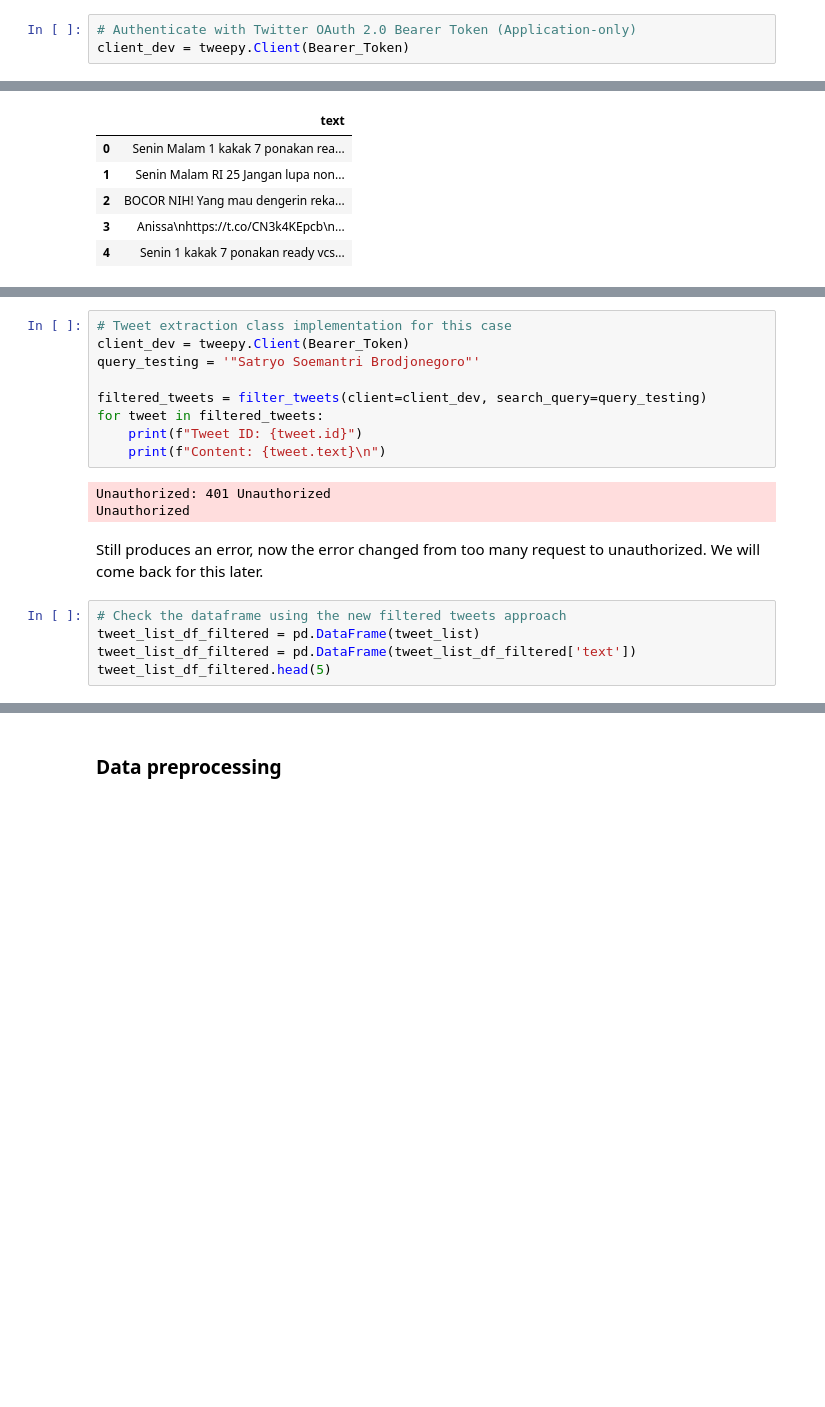
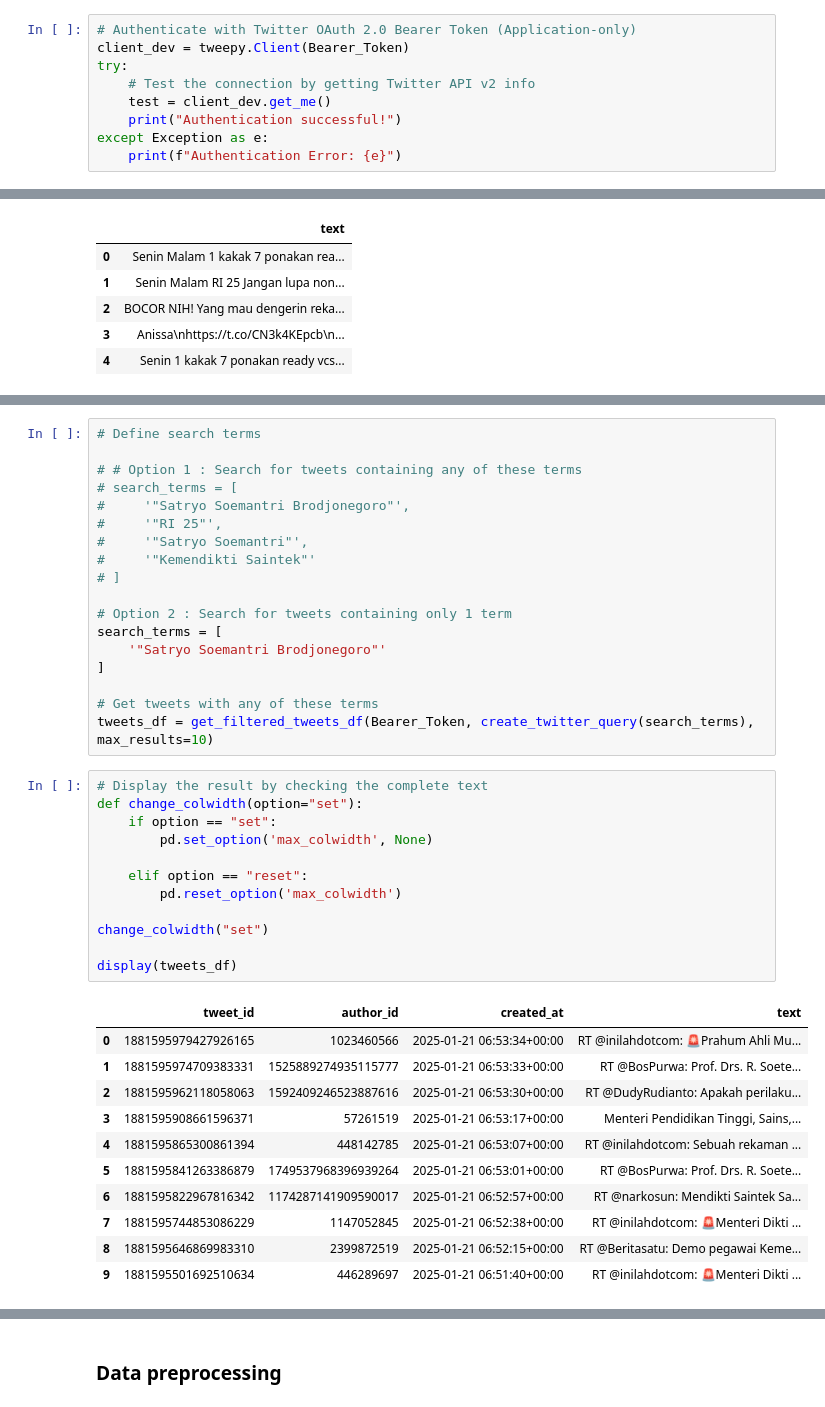
Before and after one commit to mcikalmerdeka/NLP-Learning, a Jupyter notebook: Twitter Data Scrapping/tweepy_testing.ipynb, the cells around one changed output, grey strips where cells are left out. Cells and saved outputs as stored; diff of their text form; blank space fills up the shorter version.

Commit message:
Complete the filtered tweets extraction
- Fix the problem of filtering inappropiate tweets and too many request error

- Save the filtered extracted dataframe

```diff
--- a/Twitter Data Scrapping/tweepy_testing.ipynb
+++ b/Twitter Data Scrapping/tweepy_testing.ipynb
@@ -50,3 +65,9 @@ Access_Secret   = os.getenv("ACCESS_TOKEN_SECRET")
 # %%
 # Authenticate with Twitter OAuth 2.0 Bearer Token (Application-only)
 client_dev = tweepy.Client(Bearer_Token)
+try:
+    # Test the connection by getting Twitter API v2 info
+    test = client_dev.get_me()
+    print("Authentication successful!")
+except Exception as e:
+    print(f"Authentication Error: {e}")
@@ -272,19 +449,42 @@ def filter_tweets(client, search_query: str, max_results: int = 10):
-# %%
-# Tweet extraction class implementation for this case
-client_dev = tweepy.Client(Bearer_Token)
-query_testing = '"Satryo Soemantri Brodjonegoro"'
-
-filtered_tweets = filter_tweets(client=client_dev, search_query=query_testing)
-for tweet in filtered_tweets:
-    print(f"Tweet ID: {tweet.id}")
-    print(f"Content: {tweet.text}\n")
-# %% [output]
-Unauthorized: 401 Unauthorized
-Unauthorized
-# %% [markdown]
-Still produces an error, now the error changed from too many request to unauthorized. We will come back for this later.
-# %%
-# Check the dataframe using the new filtered tweets approach
-tweet_list_df_filtered = pd.DataFrame(tweet_list)
-tweet_list_df_filtered = pd.DataFrame(tweet_list_df_filtered['text'])
-tweet_list_df_filtered.head(5)
+# %%
+# Define search terms
+
+# # Option 1 : Search for tweets containing any of these terms
+# search_terms = [
+#     '"Satryo Soemantri Brodjonegoro"',
+#     '"RI 25"',
+#     '"Satryo Soemantri"',
+#     '"Kemendikti Saintek"'
+# ]
+
+# Option 2 : Search for tweets containing only 1 term
+search_terms = [
+    '"Satryo Soemantri Brodjonegoro"'
+]
+
+# Get tweets with any of these terms
+tweets_df = get_filtered_tweets_df(Bearer_Token, create_twitter_query(search_terms), max_results=10)
+# %%
+# Display the result by checking the complete text
+def change_colwidth(option="set"):
+    if option == "set":
+        pd.set_option('max_colwidth', None)
+
+    elif option == "reset":
+        pd.reset_option('max_colwidth')
+
+change_colwidth("set")
+
+display(tweets_df)
+# %% [output]
+|  | tweet_id | author_id | created_at | text |
+| 0 | 1881595979427926165 | 1023460566 | 2025-01-21 06:53:34+00:00 | RT @inilahdotcom: 🚨Prahum Ahli Mu... |
+| 1 | 1881595974709383331 | 1525889274935115777 | 2025-01-21 06:53:33+00:00 | RT @BosPurwa: Prof. Drs. R. Soete... |
+| 2 | 1881595962118058063 | 1592409246523887616 | 2025-01-21 06:53:30+00:00 | RT @DudyRudianto: Apakah perilaku... |
+| 3 | 1881595908661596371 | 57261519 | 2025-01-21 06:53:17+00:00 | Menteri Pendidikan Tinggi, Sains,... |
+| 4 | 1881595865300861394 | 448142785 | 2025-01-21 06:53:07+00:00 | RT @inilahdotcom: Sebuah rekaman ... |
+| 5 | 1881595841263386879 | 1749537968396939264 | 2025-01-21 06:53:01+00:00 | RT @BosPurwa: Prof. Drs. R. Soete... |
+| 6 | 1881595822967816342 | 1174287141909590017 | 2025-01-21 06:52:57+00:00 | RT @narkosun: Mendikti Saintek Sa... |
+| 7 | 1881595744853086229 | 1147052845 | 2025-01-21 06:52:38+00:00 | RT @inilahdotcom: 🚨Menteri Dikti ... |
+| 8 | 1881595646869983310 | 2399872519 | 2025-01-21 06:52:15+00:00 | RT @Beritasatu: Demo pegawai Keme... |
+| 9 | 1881595501692510634 | 446289697 | 2025-01-21 06:51:40+00:00 | RT @inilahdotcom: 🚨Menteri Dikti ... |
```
Also changed, not shown: parts of 8 cells of this notebook, 3 other files.
